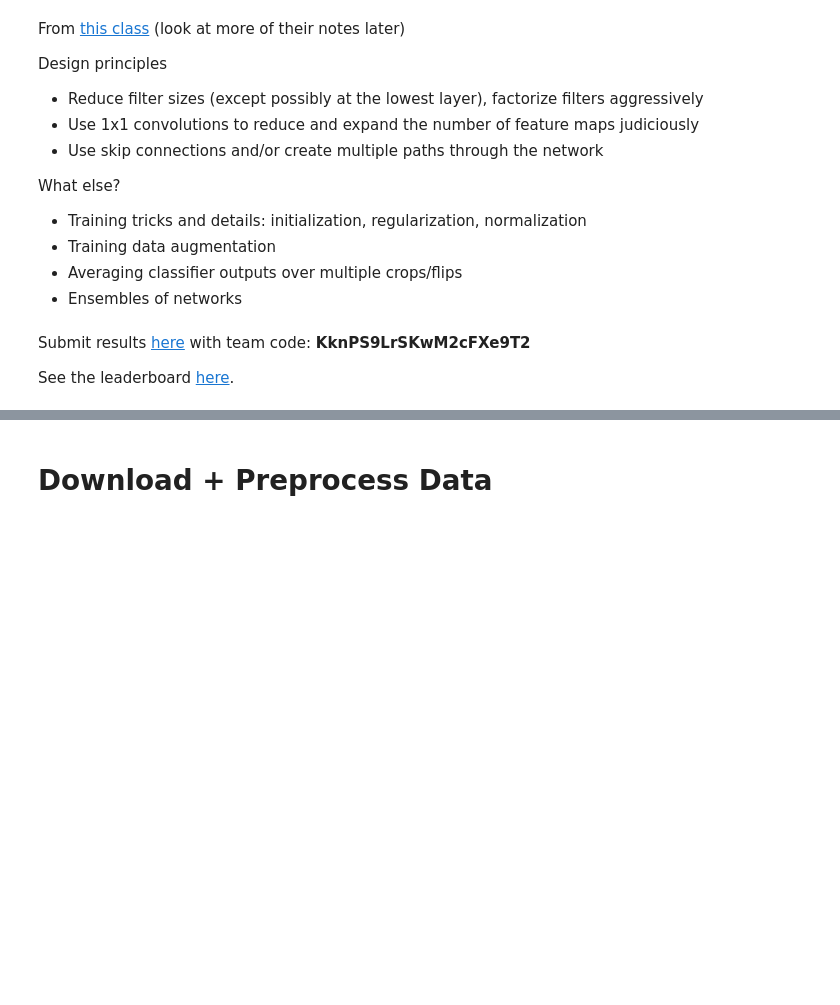
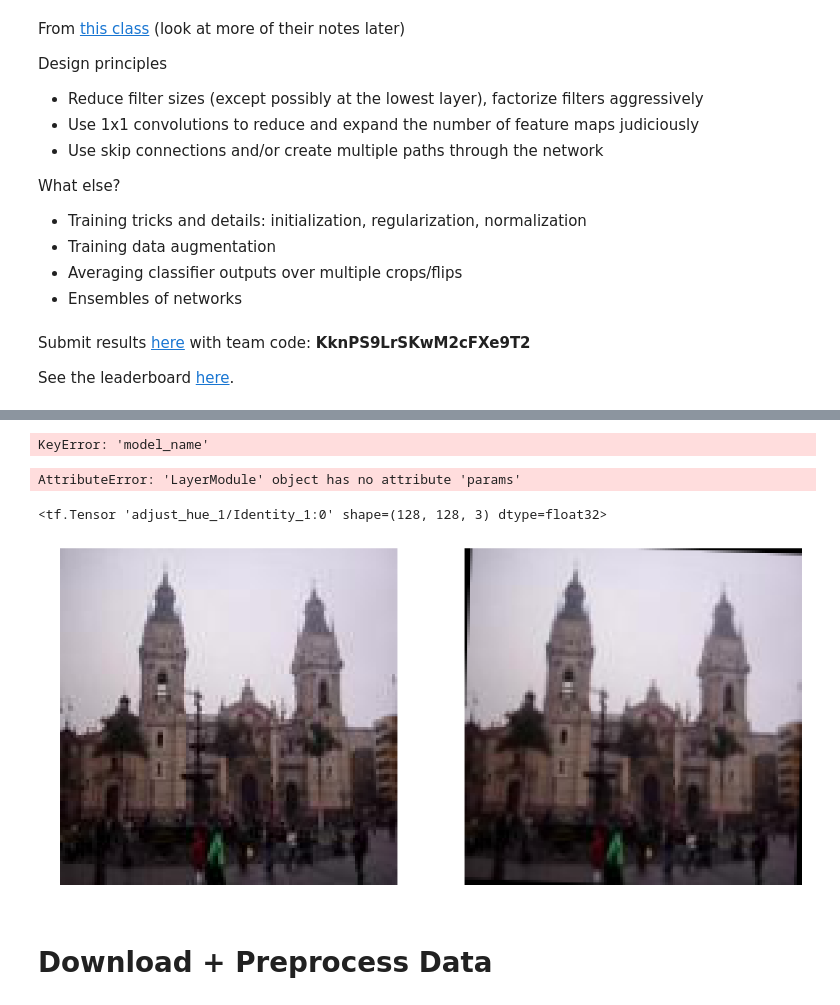
Before and after one commit to neighthan/computer_vision, a Jupyter notebook: miniplaces/miniplaces.ipynb, the cells around one changed output, grey strips where cells are left out. Cells and saved outputs as stored; diff of their text form; code cells hidden in the pictures; blank space fills up the shorter version.

```diff
--- a/miniplaces/miniplaces.ipynb
+++ b/miniplaces/miniplaces.ipynb
@@ -41,0 +83,8 @@ config = tf_init()
+# %%
+cnn = CNN2(models_dir='models/', model_name='1511203195.02182490', log_to_hdf5=False, saved_params=params)
+# %% [output]
+KeyError: 'model_name'
+# %%
+params
+# %% [output]
+AttributeError: 'LayerModule' object has no attribute 'params'
@@ -42,3 +99,38 @@ config = tf_init()
+# %%
+img = plt.imread('/afs/csail.mit.edu/u/n/nhunt/00000001.jpg')
+
+sess = tf.Session()
+# %%
+img_p = tf.placeholder(tf.uint8, (128, 128, 3))
+imgg = tf.image.convert_image_dtype(img_p, tf.float32)
+# aug_img = tf.image.random_flip_left_right(imgg)
+# aug_img = tf.image.random_brightness(imgg, .1)
+aug_img = tf.image.random_hue(imgg, .1)
+# %% [output]
+<tf.Tensor 'adjust_hue_1/Identity_1:0' shape=(128, 128, 3) dtype=float32>
+# %%
+img_p = tf.placeholder(tf.uint8, (None, 128, 128, 3))
+# aug_img = tf.image.random_brightness(tf.image.convert_image_dtype(img_p, tf.float32), .1)
+# aug_img = tf.image.random_contrast(tf.image.convert_image_dtype(img_p, tf.float32), .8, .81)
+# aug_img = tf.image.random_hue(tf.image.convert_image_dtype(img_p, tf.float32), .1)
+aug_img = tf.contrib.image.rotate(tf.image.convert_image_dtype(img_p, tf.float32),
+                                  tf.random_uniform([tf.shape(img_p)[0]], minval=-4 * np.pi / 180, maxval=4 * np.pi / 180), interpolation='BILINEAR')
+
+aug_img = tf.image.convert_image_dtype(aug_img, tf.uint8)
+
+img_a = sess.run(aug_img, {img_p: [img]})[0]
+
+plt.figure(figsize=(20, 20))
+
+plt.subplot(121)
+plt.imshow(img)
+plt.axis('off')
+
+plt.subplot(122)
+plt.imshow(img_a)
+plt.axis('off');
+# %% [output]
+[figure, added]
 # %%
 train_inputs, train_labels, val_inputs, val_labels, test_inputs = load_data('miniplaces')
 n_classes = len(np.unique(train_labels))
```
Also changed, not shown: parts of 34 cells of this notebook, 10 other files.
